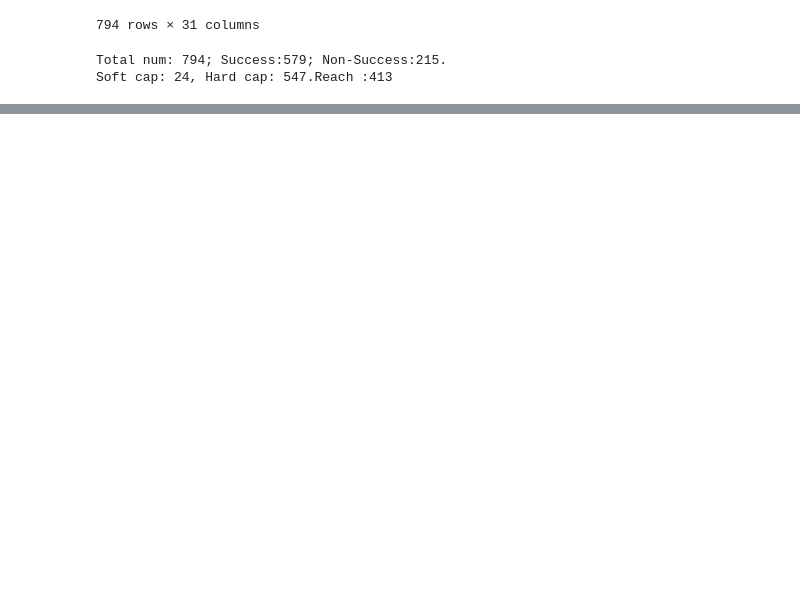
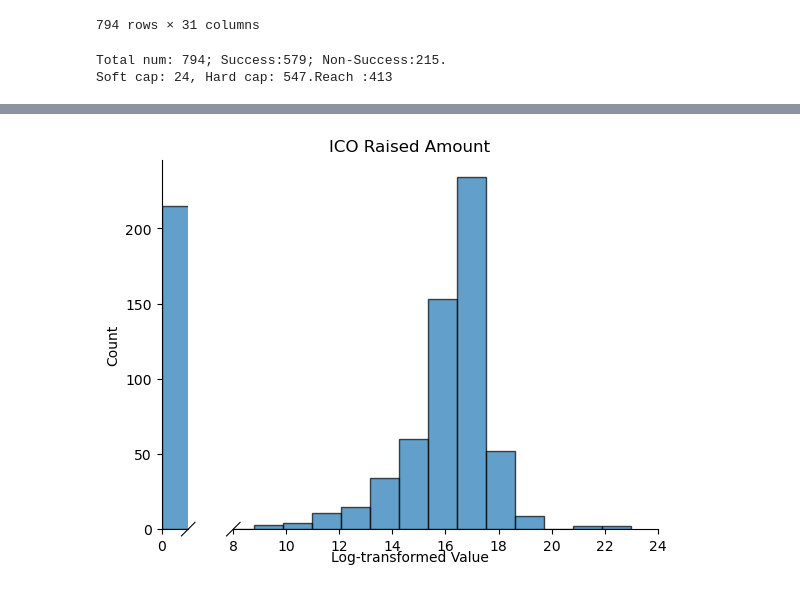
Before and after one commit to MaggieGeGe/ThesisCode, a Jupyter notebook: Code/venture.ipynb, the cells around one changed output, grey strips where cells are left out. Cells and saved outputs as stored; diff of their text form; code cells hidden in the pictures; blank space fills up the shorter version.

```diff
--- a/Code/venture.ipynb
+++ b/Code/venture.ipynb
@@ -82,0 +156,15 @@ Index(['Unnamed: 0', 'Project', 'Abbr', 'Link', 'Sale Price', 'ROI',
+# %%
+from collections import Counter
+df_venture['github'] = df_venture['Social'].apply(github_find)
+df_venture['code_available'] = ~df_venture['github'].isnull()
+
+num_code = sum(df_venture['code_available'])
+num_code_none = sum(df_venture['code_available']==0)
+
+print(f'Code available:{num_code}; Non-available:{num_code_none}.')
+print(f"ICO Order: {Counter(df_venture['ICO Order'])}")
+print(f"Category: {Counter(df_venture['Category'])}")
+df_venture['is_Ethereum'] = df_venture['Blockchain'].str.contains('Ethereum')
+
+print(f"Ehthereum: {sum(df_venture['is_Ethereum'].dropna())}, Other:{sum((df_venture['is_Ethereum']==0).dropna())}")
+df_venture
@@ -82,0 +189,24 @@ Index(['Unnamed: 0', 'Project', 'Abbr', 'Link', 'Sale Price', 'ROI',
+# %%
+
+
+import matplotlib.pyplot as plt
+from brokenaxes import brokenaxes
+
+# 创建直方图
+bax = brokenaxes(xlims=((0, 1), (8, 24)), hspace=0.05)
+data = np.log(1 + df_venture['ICO Raised'])
+bins = np.linspace(data.min(), data.max(), 22)
+bax.hist(data, bins=bins, edgecolor='black', alpha=0.7)
+
+# 添加标签和标题
+bax.set_xlabel('Log-transformed Value')
+bax.set_ylabel('Count')
+bax.set_title('ICO Raised Amount')
+
+# 设置刻度
+#plt.set_xticks([0, 1, 8, 24])
+
+# 显示图形
+plt.show()
+# %% [output]
+[figure, added]
```
Also changed, not shown: parts of 8 cells of this notebook, 1 other file.
